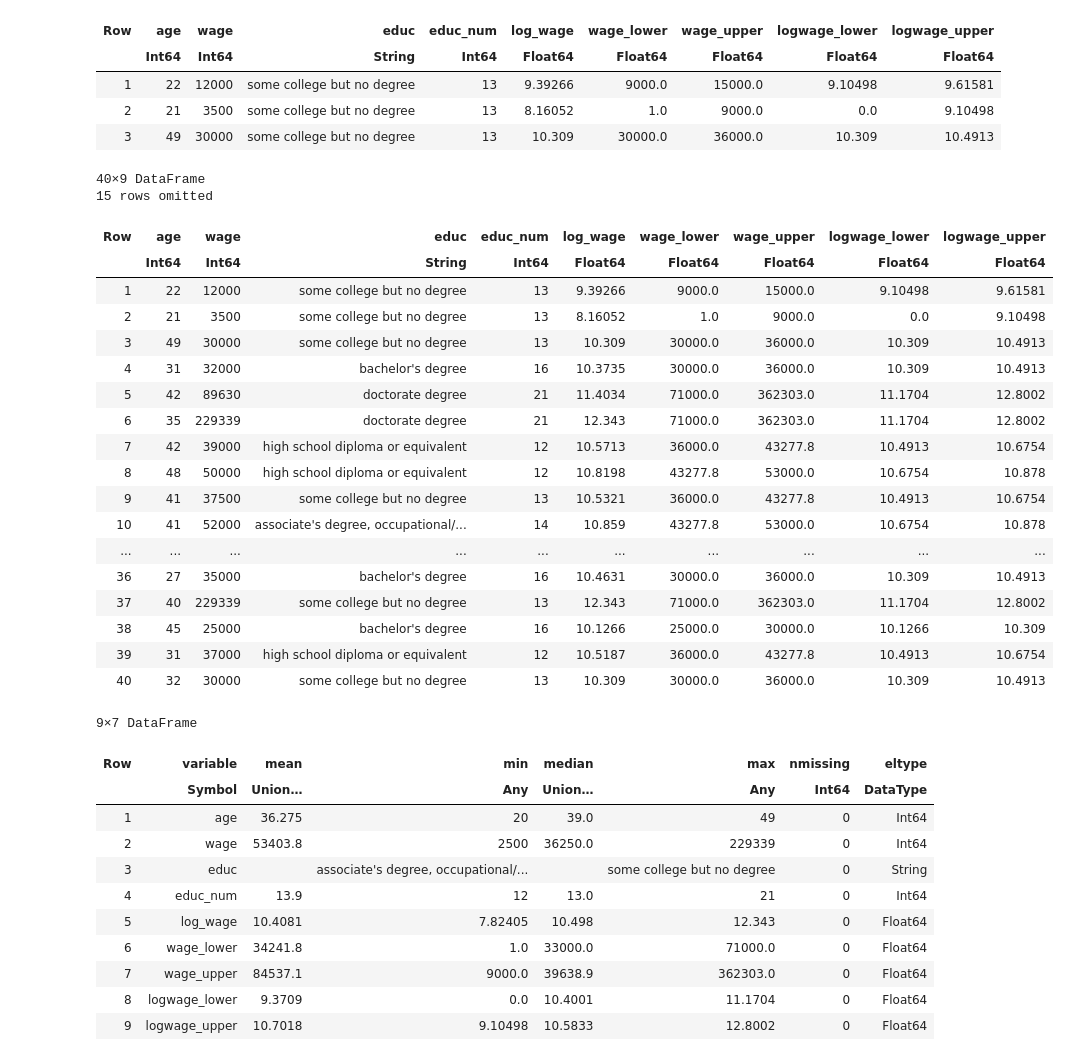
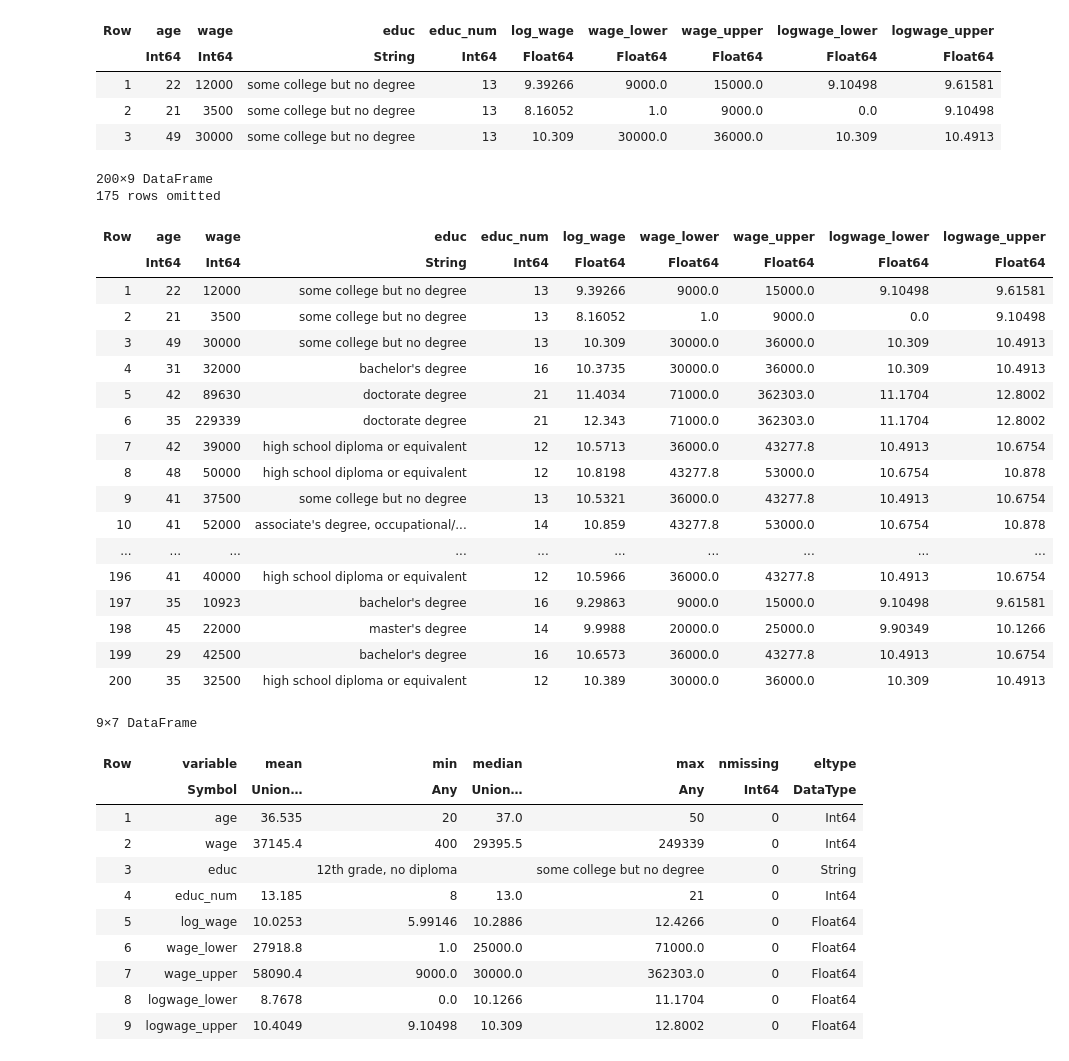
Before and after one commit to ArieBeresteanu/Bounds.jl, a Jupyter notebook: notebooks/test_identification_polygon.ipynb, the cells around one changed output. Cells and saved outputs as stored; diff of their text form; code cells hidden in the pictures.

```diff
--- a/notebooks/test_identification_polygon.ipynb
+++ b/notebooks/test_identification_polygon.ipynb
@@ -84,41 +90,41 @@ first(cps,3)
 | 2 | 21 | 3500 | some college but no degree | 13 | 8.16052 | 1.0 | 9000.0 | 0.0 | 9.10498 |
 | 3 | 49 | 30000 | some college but no degree | 13 | 10.309 | 30000.0 | 36000.0 | 10.309 | 10.4913 |
 # %%
-N = 40
+N = 200
 df = cps[1:N,:]
 # %% [output]
-40×9 DataFrame
-15 rows omitted
+200×9 DataFrame
+175 rows omitted
 | Row | age | wage | educ | educ_num | log_wage | wage_lower | wage_upper | logwage_lower | logwage_upper |
 |  | Int64 | Int64 | String | Int64 | Float64 | Float64 | Float64 | Float64 | Float64 |
 | 1 | 22 | 12000 | some college but no degree | 13 | 9.39266 | 9000.0 | 15000.0 | 9.10498 | 9.61581 |
 | 2 | 21 | 3500 | some college but no degree | 13 | 8.16052 | 1.0 | 9000.0 | 0.0 | 9.10498 |
 | 3 | 49 | 30000 | some college but no degree | 13 | 10.309 | 30000.0 | 36000.0 | 10.309 | 10.4913 |
 | 4 | 31 | 32000 | bachelor's degree | 16 | 10.3735 | 30000.0 | 36000.0 | 10.309 | 10.4913 |
 | 5 | 42 | 89630 | doctorate degree | 21 | 11.4034 | 71000.0 | 362303.0 | 11.1704 | 12.8002 |
 | 6 | 35 | 229339 | doctorate degree | 21 | 12.343 | 71000.0 | 362303.0 | 11.1704 | 12.8002 |
 | 7 | 42 | 39000 | high school diploma or equivalent | 12 | 10.5713 | 36000.0 | 43277.8 | 10.4913 | 10.6754 |
 | 8 | 48 | 50000 | high school diploma or equivalent | 12 | 10.8198 | 43277.8 | 53000.0 | 10.6754 | 10.878 |
 | 9 | 41 | 37500 | some college but no degree | 13 | 10.5321 | 36000.0 | 43277.8 | 10.4913 | 10.6754 |
 | 10 | 41 | 52000 | associate's degree, occupational/... | 14 | 10.859 | 43277.8 | 53000.0 | 10.6754 | 10.878 |
 | ... | ... | ... | ... | ... | ... | ... | ... | ... | ... |
-| 36 | 27 | 35000 | bachelor's degree | 16 | 10.4631 | 30000.0 | 36000.0 | 10.309 | 10.4913 |
-| 37 | 40 | 229339 | some college but no degree | 13 | 12.343 | 71000.0 | 362303.0 | 11.1704 | 12.8002 |
-| 38 | 45 | 25000 | bachelor's degree | 16 | 10.1266 | 25000.0 | 30000.0 | 10.1266 | 10.309 |
-| 39 | 31 | 37000 | high school diploma or equivalent | 12 | 10.5187 | 36000.0 | 43277.8 | 10.4913 | 10.6754 |
-| 40 | 32 | 30000 | some college but no degree | 13 | 10.309 | 30000.0 | 36000.0 | 10.309 | 10.4913 |
+| 196 | 41 | 40000 | high school diploma or equivalent | 12 | 10.5966 | 36000.0 | 43277.8 | 10.4913 | 10.6754 |
+| 197 | 35 | 10923 | bachelor's degree | 16 | 9.29863 | 9000.0 | 15000.0 | 9.10498 | 9.61581 |
+| 198 | 45 | 22000 | master's degree | 14 | 9.9988 | 20000.0 | 25000.0 | 9.90349 | 10.1266 |
+| 199 | 29 | 42500 | bachelor's degree | 16 | 10.6573 | 36000.0 | 43277.8 | 10.4913 | 10.6754 |
+| 200 | 35 | 32500 | high school diploma or equivalent | 12 | 10.389 | 30000.0 | 36000.0 | 10.309 | 10.4913 |
 # %%
 describe(df)
 # %% [output]
 9×7 DataFrame
 | Row | variable | mean | min | median | max | nmissing | eltype |
 |  | Symbol | Union… | Any | Union… | Any | Int64 | DataType |
-| 1 | age | 36.275 | 20 | 39.0 | 49 | 0 | Int64 |
-| 2 | wage | 53403.8 | 2500 | 36250.0 | 229339 | 0 | Int64 |
-| 3 | educ |  | associate's degree, occupational/... |  | some college but no degree | 0 | String |
-| 4 | educ_num | 13.9 | 12 | 13.0 | 21 | 0 | Int64 |
-| 5 | log_wage | 10.4081 | 7.82405 | 10.498 | 12.343 | 0 | Float64 |
-| 6 | wage_lower | 34241.8 | 1.0 | 33000.0 | 71000.0 | 0 | Float64 |
-| 7 | wage_upper | 84537.1 | 9000.0 | 39638.9 | 362303.0 | 0 | Float64 |
-| 8 | logwage_lower | 9.3709 | 0.0 | 10.4001 | 11.1704 | 0 | Float64 |
-| 9 | logwage_upper | 10.7018 | 9.10498 | 10.5833 | 12.8002 | 0 | Float64 |
+| 1 | age | 36.535 | 20 | 37.0 | 50 | 0 | Int64 |
+| 2 | wage | 37145.4 | 400 | 29395.5 | 249339 | 0 | Int64 |
+| 3 | educ |  | 12th grade, no diploma |  | some college but no degree | 0 | String |
+| 4 | educ_num | 13.185 | 8 | 13.0 | 21 | 0 | Int64 |
+| 5 | log_wage | 10.0253 | 5.99146 | 10.2886 | 12.4266 | 0 | Float64 |
+| 6 | wage_lower | 27918.8 | 1.0 | 25000.0 | 71000.0 | 0 | Float64 |
+| 7 | wage_upper | 58090.4 | 9000.0 | 30000.0 | 362303.0 | 0 | Float64 |
+| 8 | logwage_lower | 8.7678 | 0.0 | 10.1266 | 11.1704 | 0 | Float64 |
+| 9 | logwage_upper | 10.4049 | 9.10498 | 10.309 | 12.8002 | 0 | Float64 |
```
Also changed, not shown: parts of 10 cells of this notebook, 1 other file.
